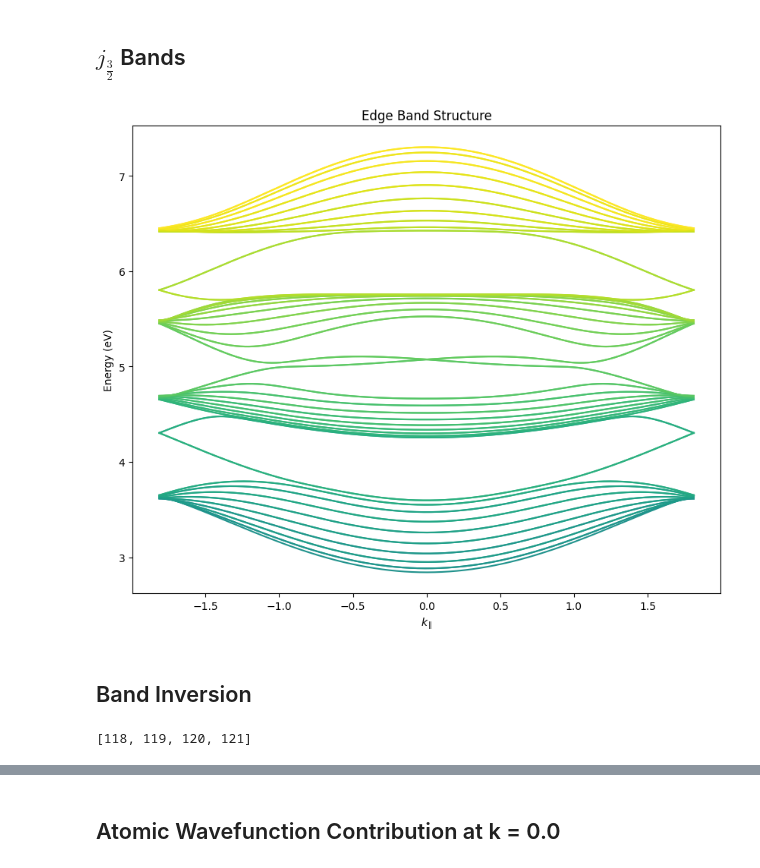
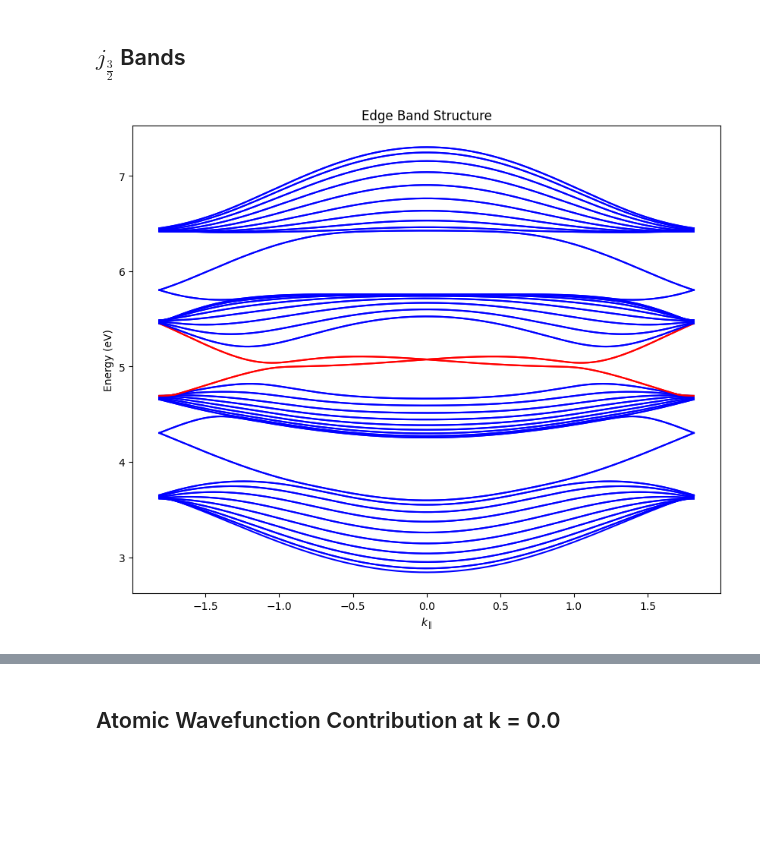
Before and after one commit to JaviLGPKE/topological_insulator, a Jupyter notebook: notebooks/edge_states.ipynb, the cells around one changed output, grey strips where cells are left out. Drawn from its saved outputs; the diff is of its cells as text; code cells hidden in the pictures; blank space fills up the shorter version.

```diff
--- a/notebooks/edge_states.ipynb
+++ b/notebooks/edge_states.ipynb
@@ -75,0 +78,5 @@ Calculating 'Edge' eigenvalues...
+# %%
+k_target = 0.0
+edge_sites = [0, -1]
+edge_bands = tb.get_edge_bands(g, edge_sites=edge_sites, k_target=k_target, threshold=0.1)
+edge_bands
@@ -78,19 +101,12 @@ Calculating 'Edge' eigenvalues...
 # %%
 N_projections = len(tb.coupled_states)
 N_sites = len(tb.sublattice_idxs)
 N_bands = N_sites * N_projections
 bands = [i for i in range(N_bands)]
 
 j_3_2 = [i for i in range(81, 160)]
 j_1_2 = [i for i in range(0, 40)]
 s_orbitals = [i for i in range(41, 80)]
-tb.plot_dispersion(g, j_3_2)
+tb.plot_dispersion(g, j_3_2, edge_bands=edge_bands)
 # %% [output]
-[figure, old version]
+[figure, new version]
-# %% [markdown]
-## Band Inversion
-# %%
-edge_bands = tb.get_edge_bands(g, edge_sites=[0, 19], k_target=0.0, threshold=0.5)
-edge_bands
-# %% [output]
-[118, 119, 120, 121]
```
Also changed, not shown: parts of 9 cells of this notebook.
